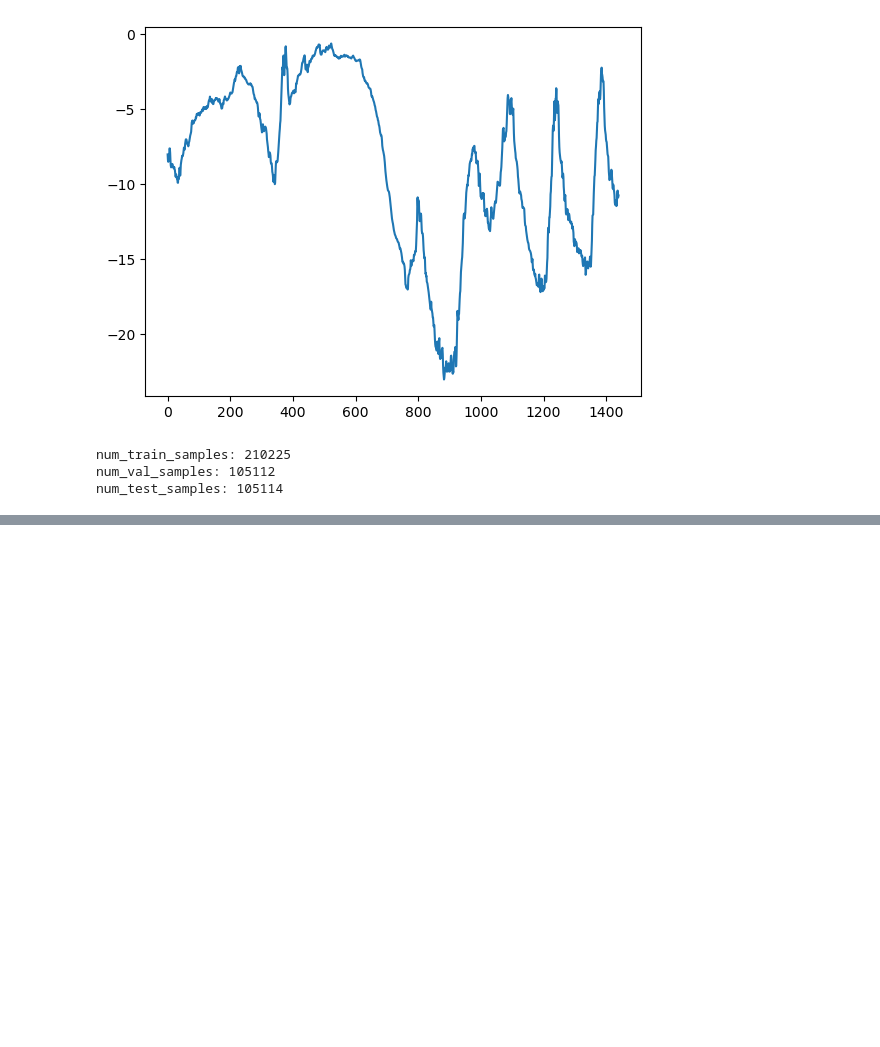
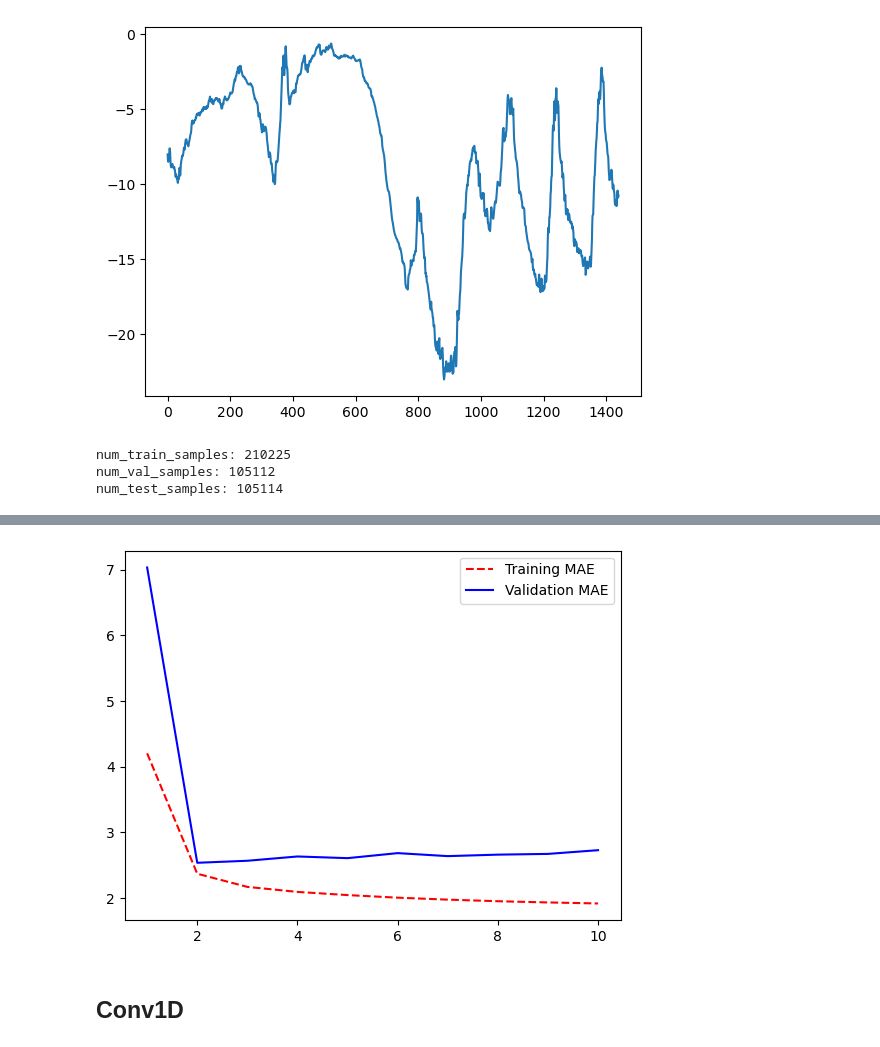
Before and after one commit to Team-YZ/DeepLearningNB, a Jupyter notebook: TimeseriesForecasting/timeseries.ipynb, the cells around one changed output, grey strips where cells are left out. Cells and saved outputs as stored; diff of their text form; code cells hidden in the pictures; blank space fills up the shorter version.

```diff
--- a/TimeseriesForecasting/timeseries.ipynb
+++ b/TimeseriesForecasting/timeseries.ipynb
@@ -113,0 +129,22 @@ test_dataset = keras.utils.timeseries_dataset_from_array(
+# %%
+import keras
+from keras import layers
+import keras.callbacks
+
+inputs = keras.Input(shape=(sequence_length, raw_data.shape[-1]))
+x = layers.Flatten()(inputs)
+x = layers.Dense(16, activation="relu")(x)
+outputs = layers.Dense(1)(x)
+model = keras.Model(inputs, outputs)
+
+callbacks = [
+    keras.callbacks.ModelCheckpoint("jena_dense.keras", save_best_only=True)
+]
+model.compile(optimizer="adam", loss="mae", metrics=["mae"])
+history = model.fit(
+    train_dataset,
+    epochs=10,
+    validation_data=val_dataset,
+    callbacks=callbacks,
+)
+model = keras.models.load_model("jena_dense.keras")
@@ -113,0 +167,15 @@ test_dataset = keras.utils.timeseries_dataset_from_array(
+# %%
+import matplotlib.pyplot as plt
+
+loss = history.history["mae"]
+val_loss = history.history["val_mae"]
+epochs = range(1, len(loss) + 1)
+plt.figure()
+plt.plot(epochs, loss, "r--", label="Training MAE")
+plt.plot(epochs, val_loss, "b", label="Validation MAE")
+plt.legend()
+plt.show()
+# %% [output]
+[figure, added]
+# %% [markdown]
+## Conv1D
```
Also changed, not shown: parts of 11 cells of this notebook, 1 other file.
